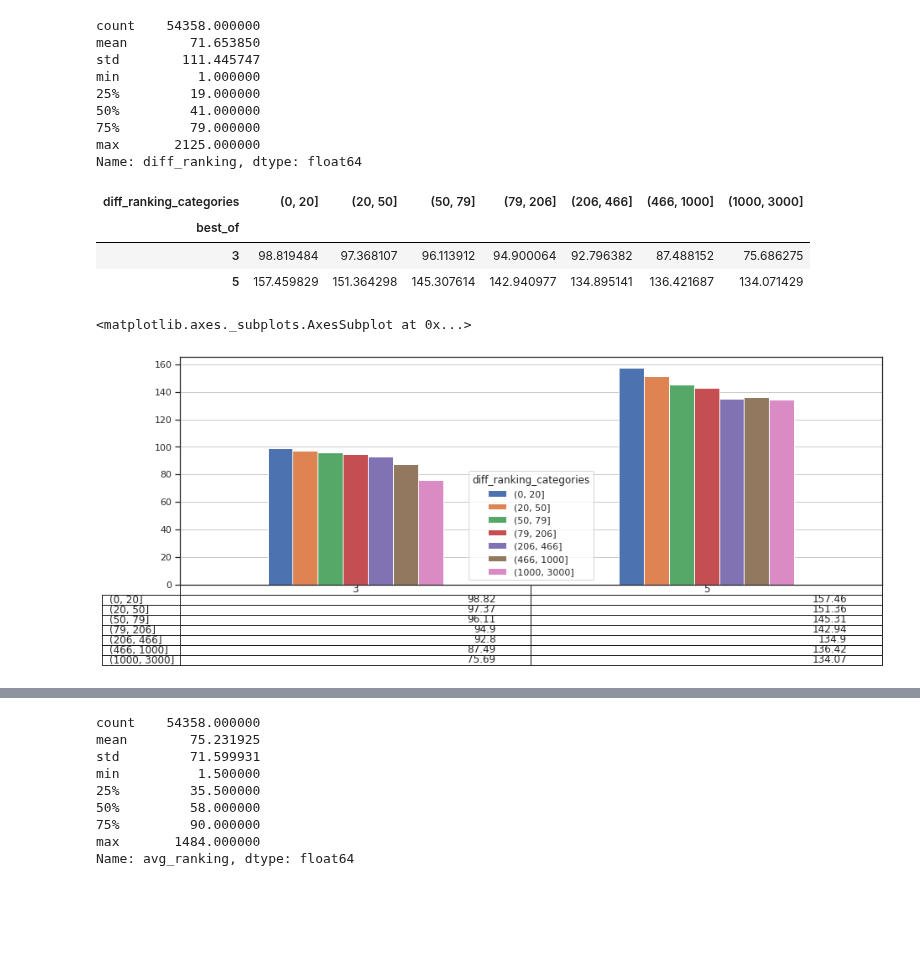
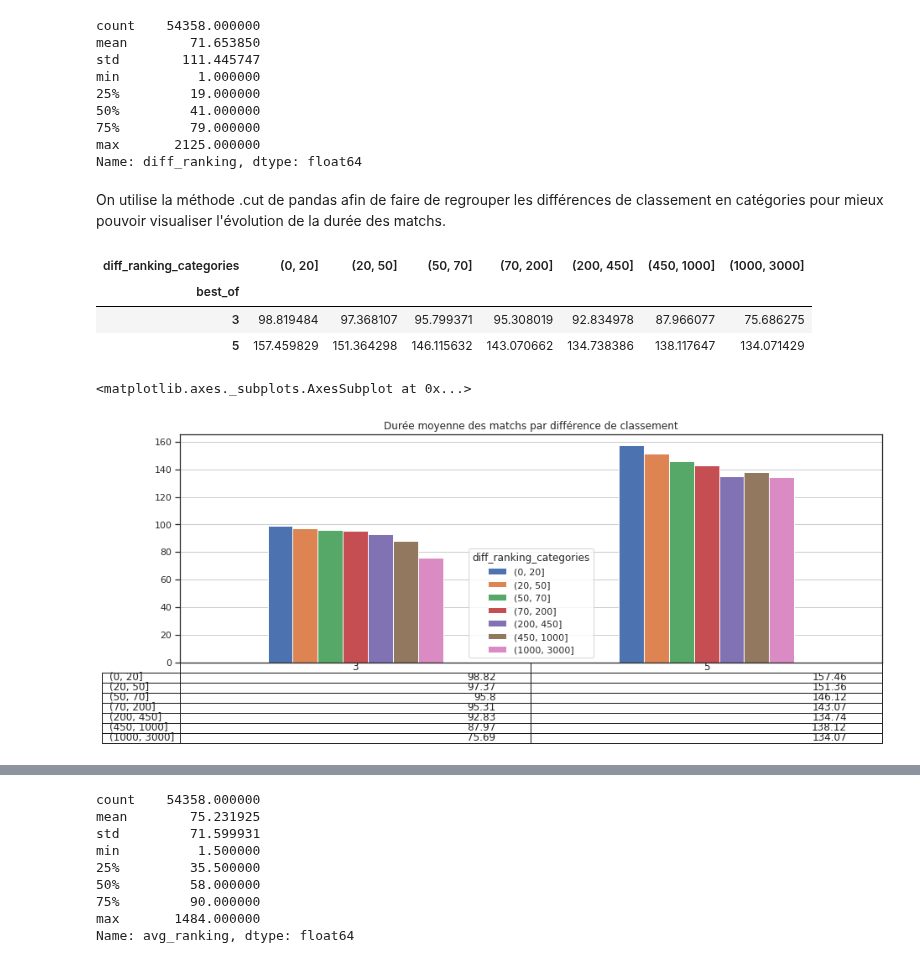
Before and after one commit to CesarRoaldes/tennis_match_time, a Jupyter notebook: EDA.ipynb, the cells around one changed output, grey strips where cells are left out. Saved outputs shown, nothing was run; the diff lists cells and outputs as text; code cells hidden in the pictures; blank space fills up the shorter version.

```diff
--- a/EDA.ipynb
+++ b/EDA.ipynb
@@ -382,20 +366,23 @@ min          1.000000
 max       2125.000000
 Name: diff_ranking, dtype: float64
 # %%
-data['diff_ranking_categories'] = pd.cut(data['diff_ranking'], [0,20,50,79,206,466,1000,3000])
+data['diff_ranking_categories'] = pd.cut(data['diff_ranking'], [0,20,50,70,200,450,1000,3000])
+# %% [markdown]
+On utilise la méthode .cut de pandas afin de faire de regrouper les différences de classement en catégories pour mieux pouvoir visualiser l'évolution de la durée des matchs.
 # %%
 data.groupby(['best_of', 'diff_ranking_categories'])['minutes'].mean().unstack()
 # %% [output]
-| diff_ranking_categories | (0, 20] | (20, 50] | (50, 79] | (79, 206] | (206, 466] | (466, 1000] | (1000, 3000] |
+| diff_ranking_categories | (0, 20] | (20, 50] | (50, 70] | (70, 200] | (200, 450] | (450, 1000] | (1000, 3000] |
 | best_of |  |  |  |  |  |  |  |
-| 3 | 98.819484 | 97.368107 | 96.113912 | 94.900064 | 92.796382 | 87.488152 | 75.686275 |
-| 5 | 157.459829 | 151.364298 | 145.307614 | 142.940977 | 134.895141 | 136.421687 | 134.071429 |
+| 3 | 98.819484 | 97.368107 | 95.799371 | 95.308019 | 92.834978 | 87.966077 | 75.686275 |
+| 5 | 157.459829 | 151.364298 | 146.115632 | 143.070662 | 134.738386 | 138.117647 | 134.071429 |
 # %%
 fig, ax = plt.subplots(1, 1)
 ax.get_xaxis().set_visible(False)
 data.groupby(['best_of', 'diff_ranking_categories'])['minutes'].mean().unstack().plot(kind='bar', figsize=(15,5),
                                                                       table=np.round(data.groupby(['best_of', 'diff_ranking_categories'])['minutes'].mean().unstack().transpose(), 2)
-                                                                      , grid=True, ax=ax)
+                                                                      , grid=True, ax=ax
+                                                                       , title='Durée moyenne des matchs par différence de classement')
 # %% [output]
 <matplotlib.axes._subplots.AxesSubplot at 0x...>
-[figure, old version]
+[figure, new version]
```
Also changed, not shown: parts of 28 cells of this notebook.
